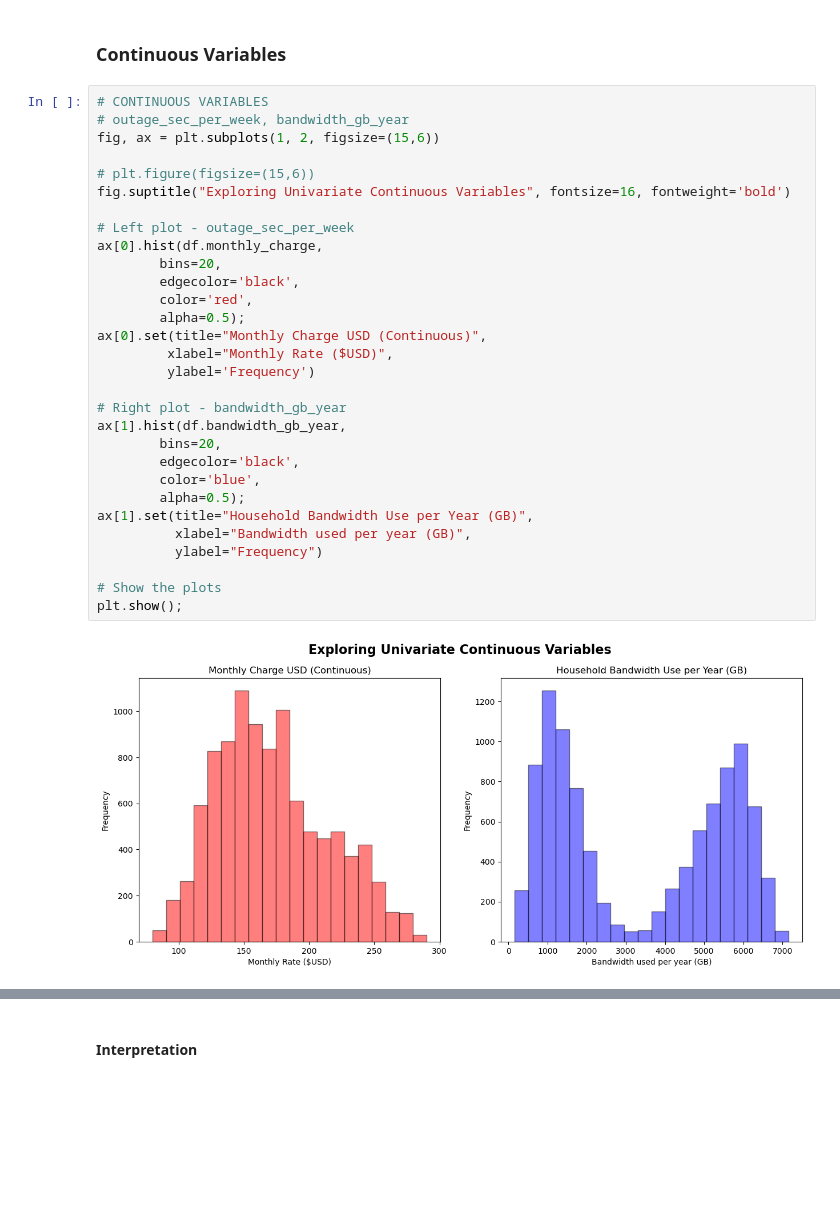
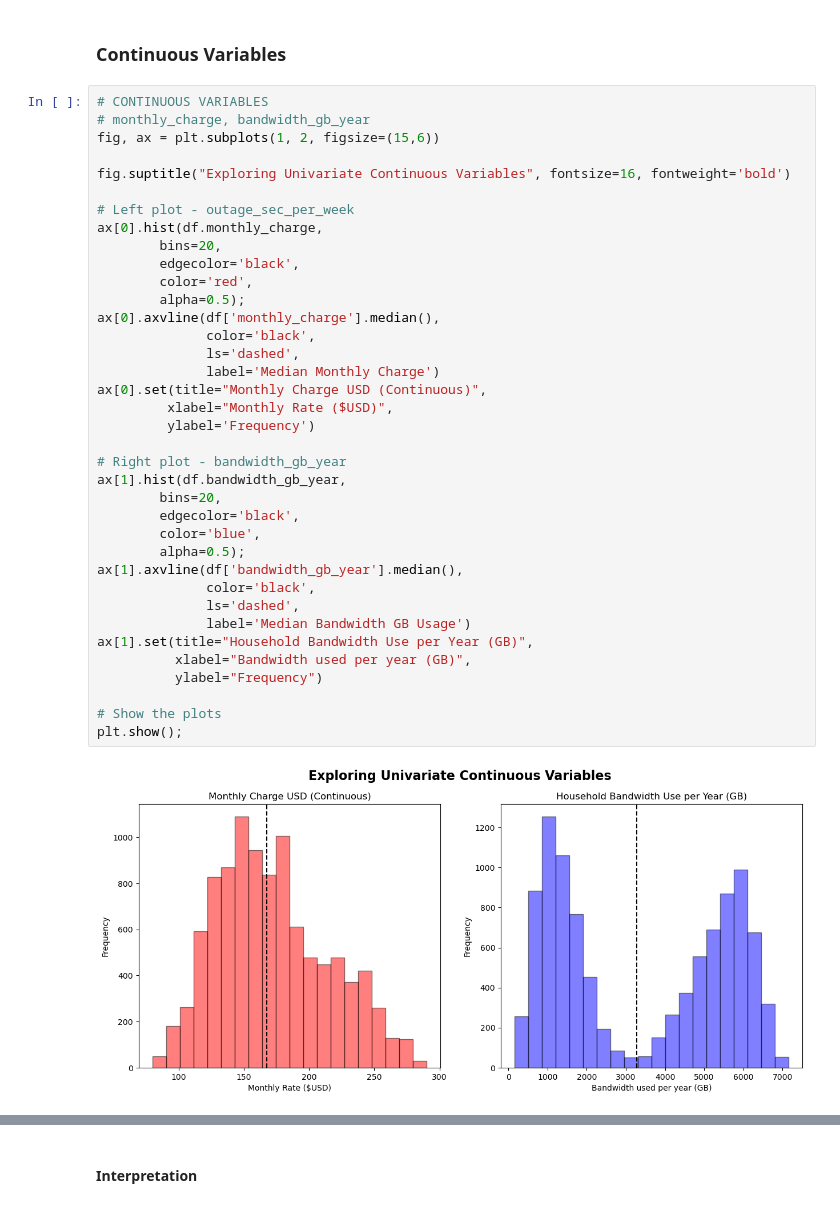
Before and after one commit to smmurdock/WGU-MSDA-DS, a Jupyter notebook: D207/Murdock_Shanay D207 PA Churn.ipynb, the cells around one changed output, grey strips where cells are left out. Cells and saved outputs as stored; diff of their text form; blank space fills up the shorter version.

```diff
--- a/D207/Murdock_Shanay D207 PA Churn.ipynb
+++ b/D207/Murdock_Shanay D207 PA Churn.ipynb
@@ -351,35 +351,42 @@ A t-test compares the means of two groups, checking to see if they are statistic
 ### Continuous Variables
 # %%
 # CONTINUOUS VARIABLES
-# outage_sec_per_week, bandwidth_gb_year
+# monthly_charge, bandwidth_gb_year
 fig, ax = plt.subplots(1, 2, figsize=(15,6))
 
-# plt.figure(figsize=(15,6))
 fig.suptitle("Exploring Univariate Continuous Variables", fontsize=16, fontweight='bold')
 
 # Left plot - outage_sec_per_week
 ax[0].hist(df.monthly_charge,
         bins=20,
         edgecolor='black',
         color='red',
         alpha=0.5);
+ax[0].axvline(df['monthly_charge'].median(),
+              color='black',
+              ls='dashed',
+              label='Median Monthly Charge')
 ax[0].set(title="Monthly Charge USD (Continuous)",
          xlabel="Monthly Rate ($USD)",
          ylabel='Frequency')
 
 # Right plot - bandwidth_gb_year
 ax[1].hist(df.bandwidth_gb_year,
         bins=20,
         edgecolor='black',
         color='blue',
         alpha=0.5);
+ax[1].axvline(df['bandwidth_gb_year'].median(),
+              color='black',
+              ls='dashed',
+              label='Median Bandwidth GB Usage')
 ax[1].set(title="Household Bandwidth Use per Year (GB)",
           xlabel="Bandwidth used per year (GB)",
           ylabel="Frequency")
 
 # Show the plots
 plt.show();
 # %% [output]
-[figure, old version]
+[figure, new version]
 # %%
 df['monthly_charge'].describe()
```
Also changed, not shown: parts of 5 cells of this notebook.
